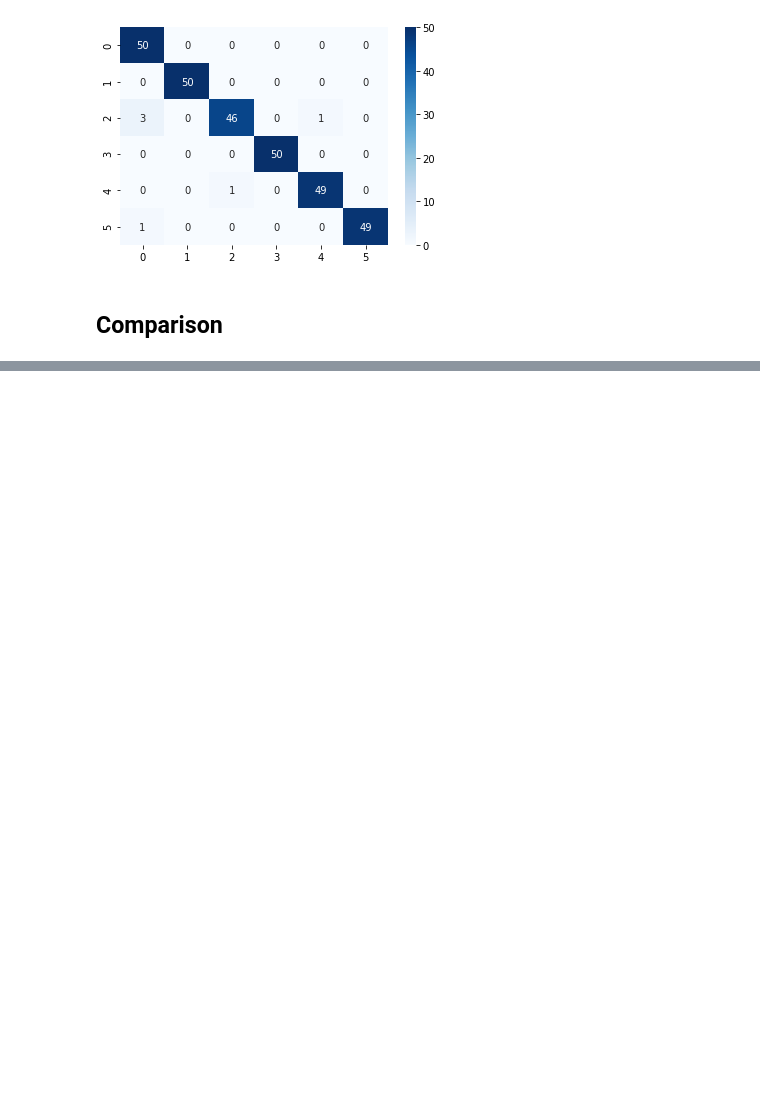
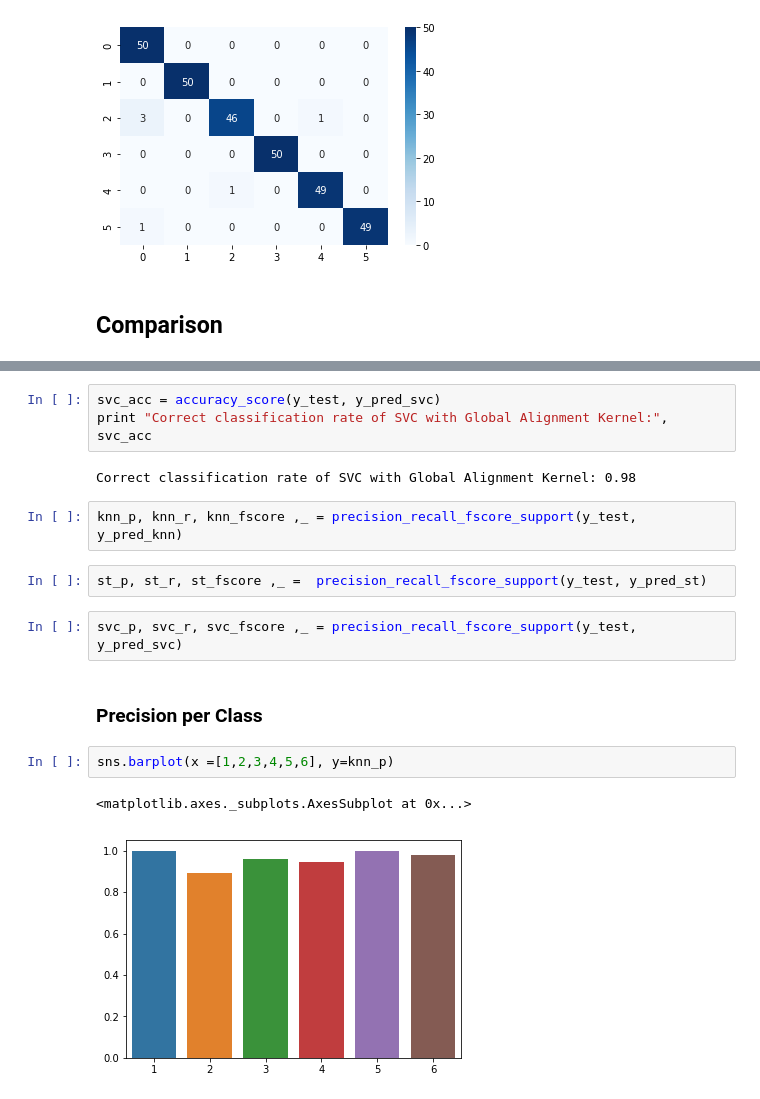
Before and after one commit to giadaconfo/time-series-classification, a Jupyter notebook: tsc_comparison.ipynb, the cells around one changed output, grey strips where cells are left out. Drawn from its saved outputs; the diff is of its cells as text; blank space fills up the shorter version.

```diff
--- a/tsc_comparison.ipynb
+++ b/tsc_comparison.ipynb
@@ -299,0 +314,18 @@ precision_recall_fscore_support(y_test, y_pred_svc)
+# %%
+svc_acc = accuracy_score(y_test, y_pred_svc)
+print "Correct classification rate of SVC with Global Alignment Kernel:", svc_acc
+# %% [output]
+Correct classification rate of SVC with Global Alignment Kernel: 0.98
+# %%
+knn_p, knn_r, knn_fscore ,_ = precision_recall_fscore_support(y_test, y_pred_knn)
+# %%
+st_p, st_r, st_fscore ,_ =  precision_recall_fscore_support(y_test, y_pred_st)
+# %%
+svc_p, svc_r, svc_fscore ,_ = precision_recall_fscore_support(y_test, y_pred_svc)
+# %% [markdown]
+### Precision per Class
+# %%
+sns.barplot(x =[1,2,3,4,5,6], y=knn_p)
+# %% [output]
+<matplotlib.axes._subplots.AxesSubplot at 0x...>
+[figure, added]
```
Also changed, not shown: parts of 36 cells of this notebook.
